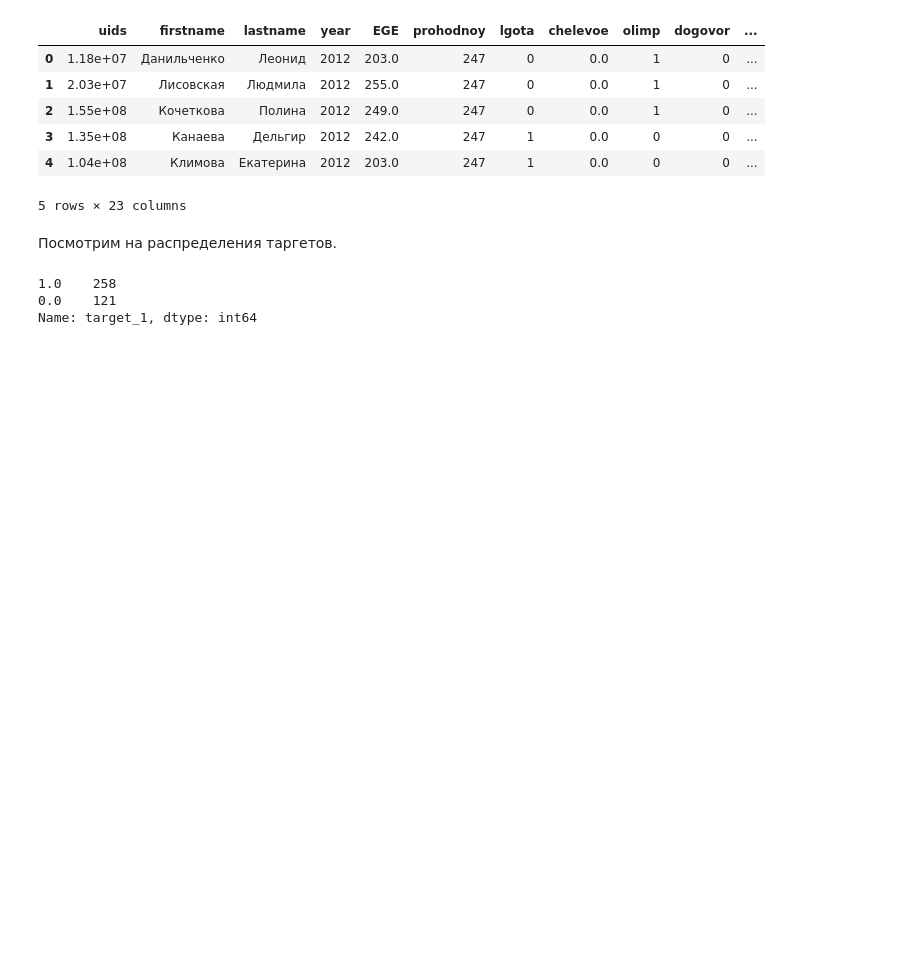
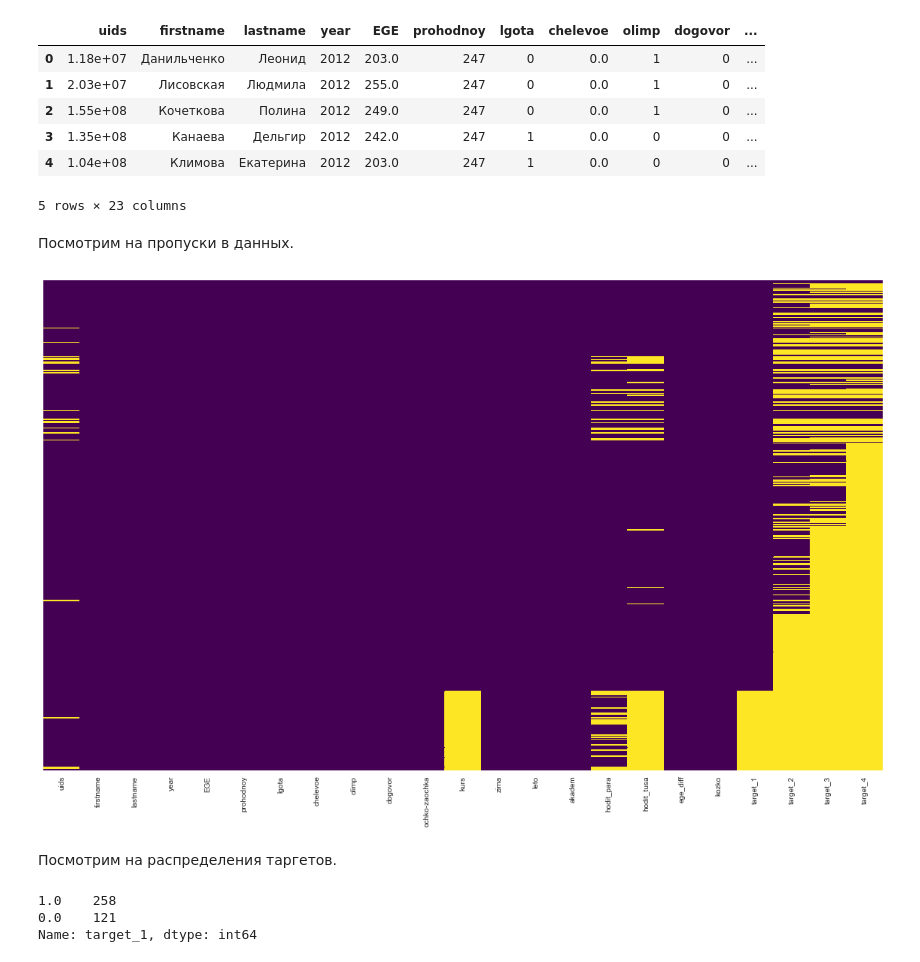
Before and after one commit to FUlyankin/ekanam_grand_research, a Jupyter notebook: 5. Data prepare/data_prepare.ipynb, the cells around one changed output. Cells and saved outputs as stored; diff of their text form; code cells hidden in the pictures; blank space fills up the shorter version.

```diff
--- a/5. Data prepare/data_prepare.ipynb
+++ b/5. Data prepare/data_prepare.ipynb
@@ -221,6 +223,14 @@ total_df.head()
 | 3 | 1.35e+08 | Канаева | Дельгир | 2012 | 242.0 | 247 | 1 | 0.0 | 0 | 0 | ... |
 | 4 | 1.04e+08 | Климова | Екатерина | 2012 | 203.0 | 247 | 1 | 0.0 | 0 | 0 | ... |
 5 rows × 23 columns
+# %% [markdown]
+Посмотрим на пропуски в данных.
+# %%
+sns.set(font_scale=1)
+fig, ax = plt.subplots(figsize=(20,12))
+sns_heatmap = sns.heatmap(total_df.isnull(),yticklabels=False,cbar=False,cmap='viridis')
+# %% [output]
+[figure, added]
 # %% [markdown]
 Посмотрим на распределения таргетов.
 # %%
```
Also changed, not shown: parts of 49 cells of this notebook, 26 other files.
